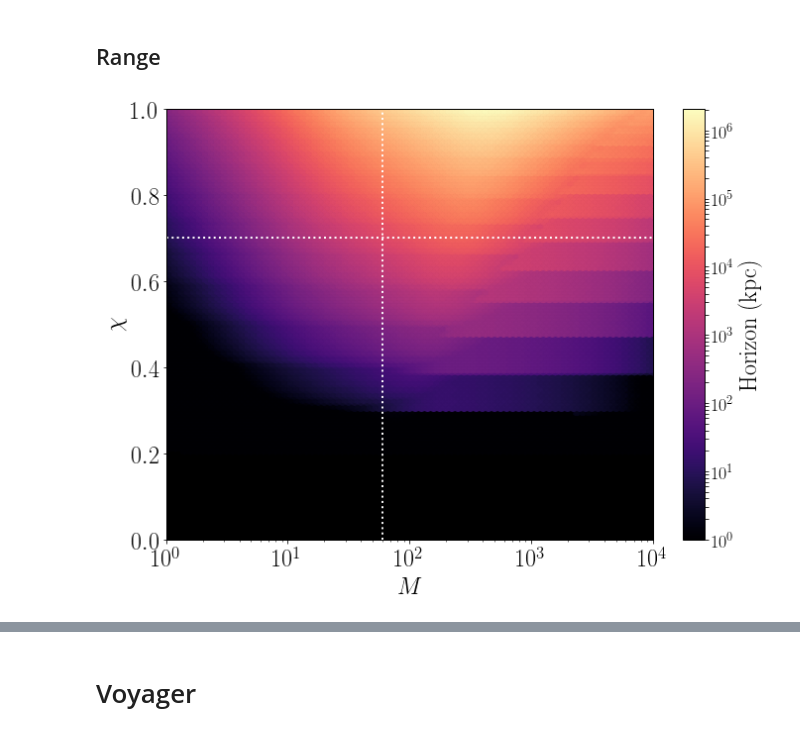
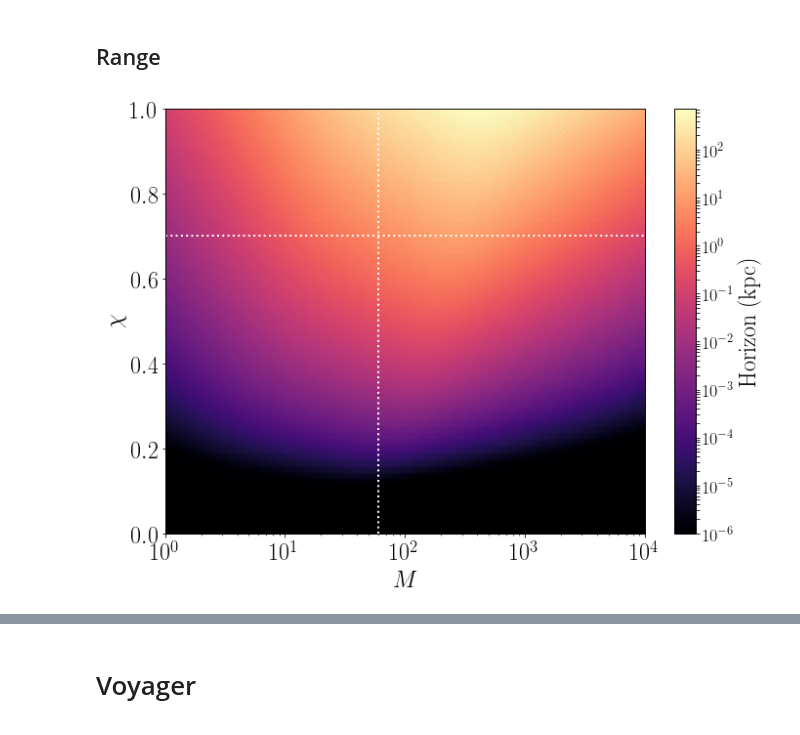
Before and after one commit to maxisi/gwaxion, a Jupyter notebook: examples/horizon_new.ipynb, the cells around one changed output, grey strips where cells are left out. Cells and saved outputs as stored; diff of their text form; code cells hidden in the pictures.

```diff
--- a/examples/horizon_new.ipynb
+++ b/examples/horizon_new.ipynb
@@ -249,36 +249,36 @@ df_cond.to_hdf('new_peak_horizon_des.hdf5', 'table', mode='w')
 
 x = df_cond['mbh']
 y = df_cond['chi']
-C = z_to_dl(10**df_cond['log_zH_des'])*1E3
+C = z_to_dl(10**df_cond['log_zH_des'])
 
 fig, ax = plt.subplots(1, figsize=(11,8))
-norm = matplotlib.colors.LogNorm(vmin=1, vmax=C.max())
+norm = matplotlib.colors.LogNorm(vmin=1E-6, vmax=C.max())
 cm = ax.hexbin(x, y, C=C, cmap='magma', norm=norm, xscale='log')
 cm.set_rasterized(True)
 
 # plot vertical line at 60 Msun
 ax.axvline(60, c='w', ls=':', lw=2)
 ax.axhline(0.7, c='w', ls=':', lw=2)
 
 # add colorbar
 cb = plt.colorbar(cm, label=r'Horizon (kpc)', norm=norm)
 cb.ax.tick_params(labelsize=18)
 
 plt.xlabel(r'$M$')
 plt.ylabel(r'$\chi$')
 ax.patch.set_facecolor("black")
 
 plt.xscale('log')
 
 ax.set_xlim(1, 1E4)
 plt.ylim(0, 1)
 
 fig.savefig('cmap_chi_mbh_range_design.pdf', bbox_inches='tight', dpi=400)
 
 plt.show()
 plt.close()
 # %% [output]
-[figure, old version]
+[figure, new version]
 # %%
 print "Maximum redshift: %.2e" % (10**df_cond['log_zH_des'].max())
 test_z = 10**compute_log_zH_brentq(5E-26, 200, asd_des_interp)
```
Also changed, not shown: parts of 10 cells of this notebook, 5 other files.
